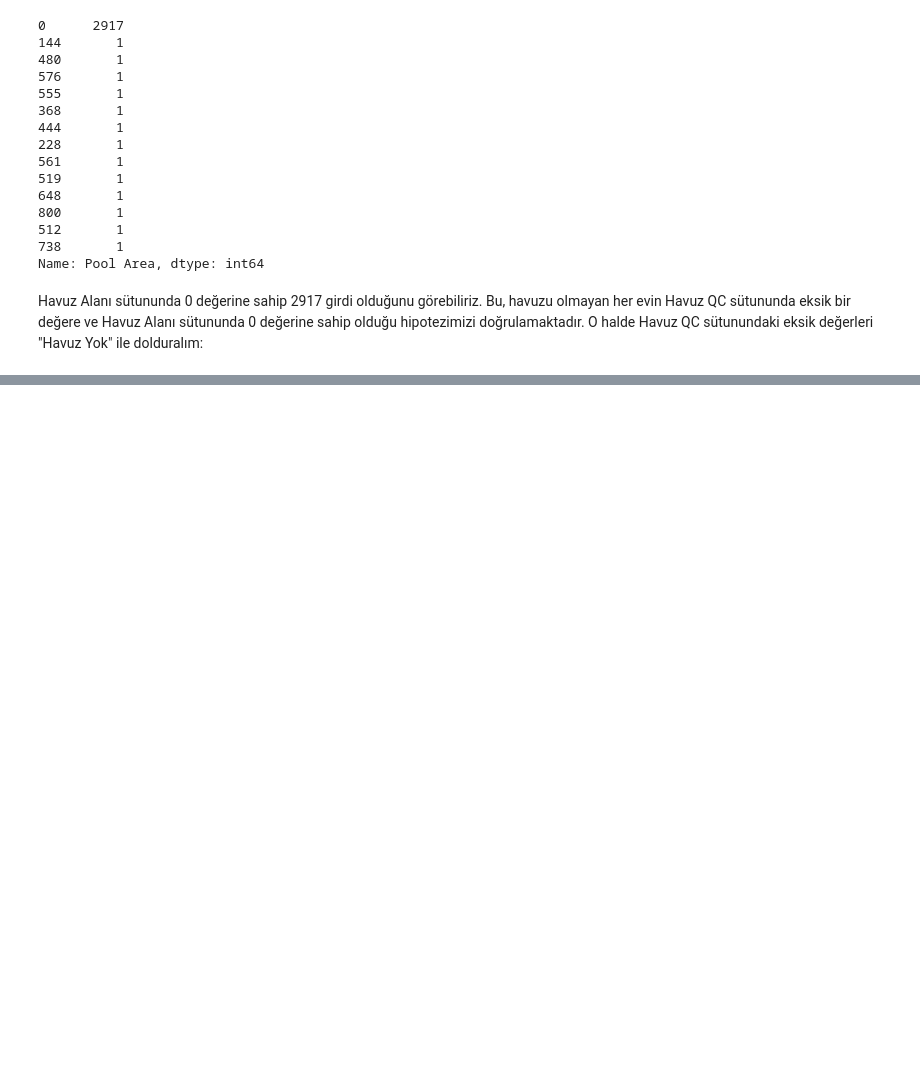
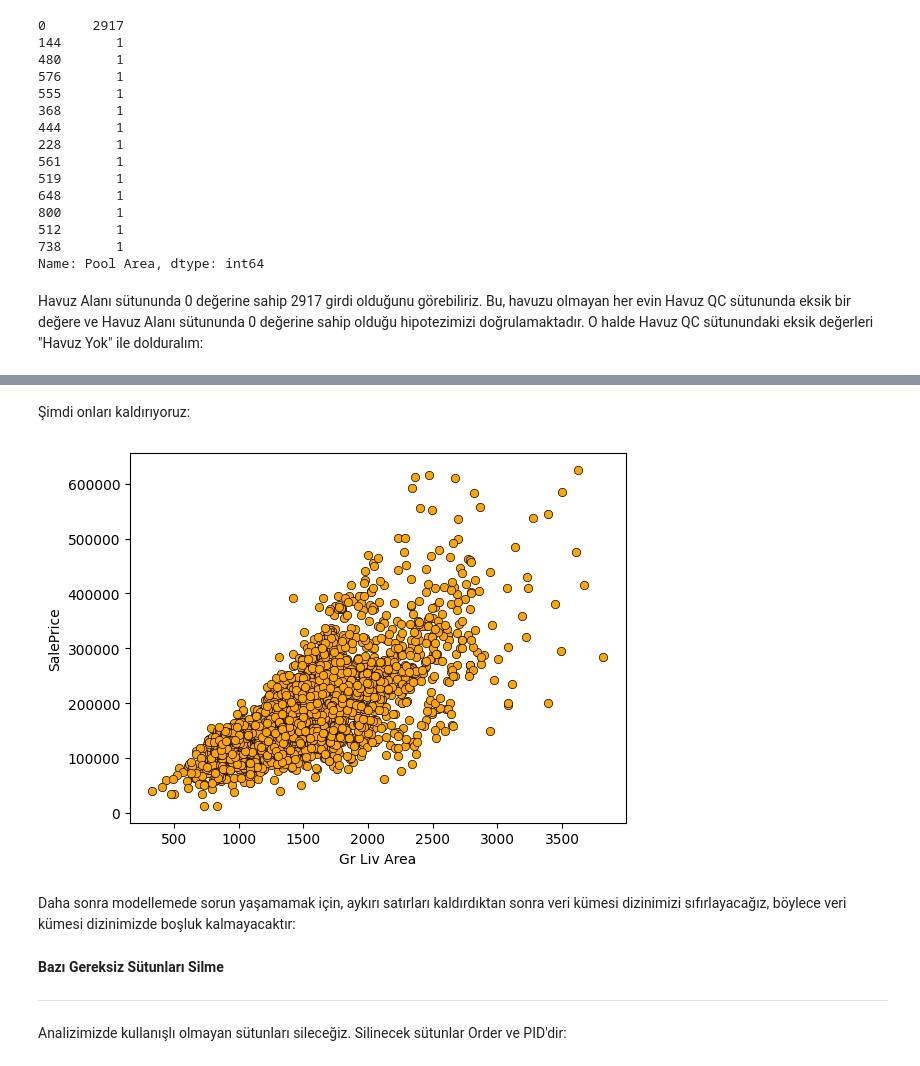
Before and after one commit to mucahituzak/KampIntro, a Jupyter notebook: VeriMadenciligiFinalEvFiyatlariTahmini.ipynb, the cells around one changed output, grey strips where cells are left out. Cells and saved outputs as stored; diff of their text form; code cells hidden in the pictures; blank space fills up the shorter version.

```diff
--- a/VeriMadenciligiFinalEvFiyatlariTahmini.ipynb
+++ b/VeriMadenciligiFinalEvFiyatlariTahmini.ipynb
@@ -163,0 +357,12 @@ dataset["Pool QC"].fillna("No Pool", inplace=True)
+# %% [markdown]
+Şimdi onları kaldırıyoruz:
+# %%
+dataset = dataset[dataset["Gr Liv Area"] < 4000]
+# %%
+plt.scatter(x=dataset['Gr Liv Area'], y=dataset['SalePrice'],
+            color="orange", edgecolors="#000000", linewidths=0.5);
+plt.xlabel("Gr Liv Area"); plt.ylabel("SalePrice");
+# %% [output]
+[figure, added]
+# %% [markdown]
+Daha sonra modellemede sorun yaşamamak için, aykırı satırları kaldırdıktan sonra veri kümesi dizinimizi sıfırlayacağız, böylece veri kümesi dizinimizde boşluk kalmayacaktır:
@@ -163,0 +371,6 @@ dataset["Pool QC"].fillna("No Pool", inplace=True)
+# %% [markdown]
+**Bazı Gereksiz Sütunları Silme**
+
+---
+
+Analizimizde kullanışlı olmayan sütunları sileceğiz. Silinecek sütunlar Order ve PID'dir:
```
Also changed, not shown: parts of 218 cells of this notebook.
